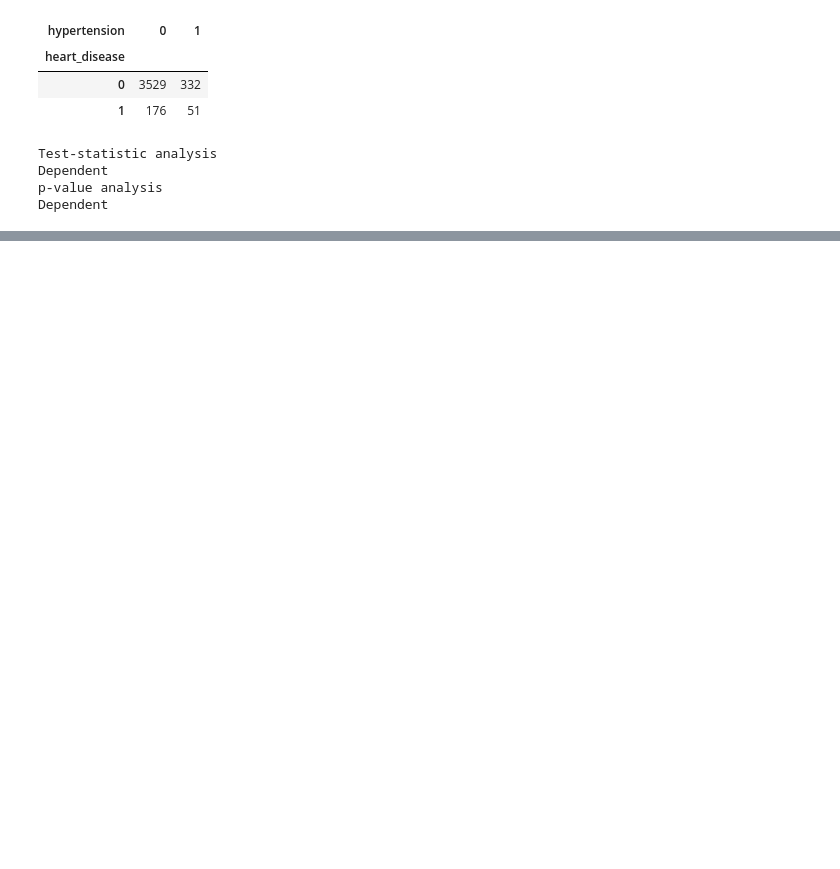
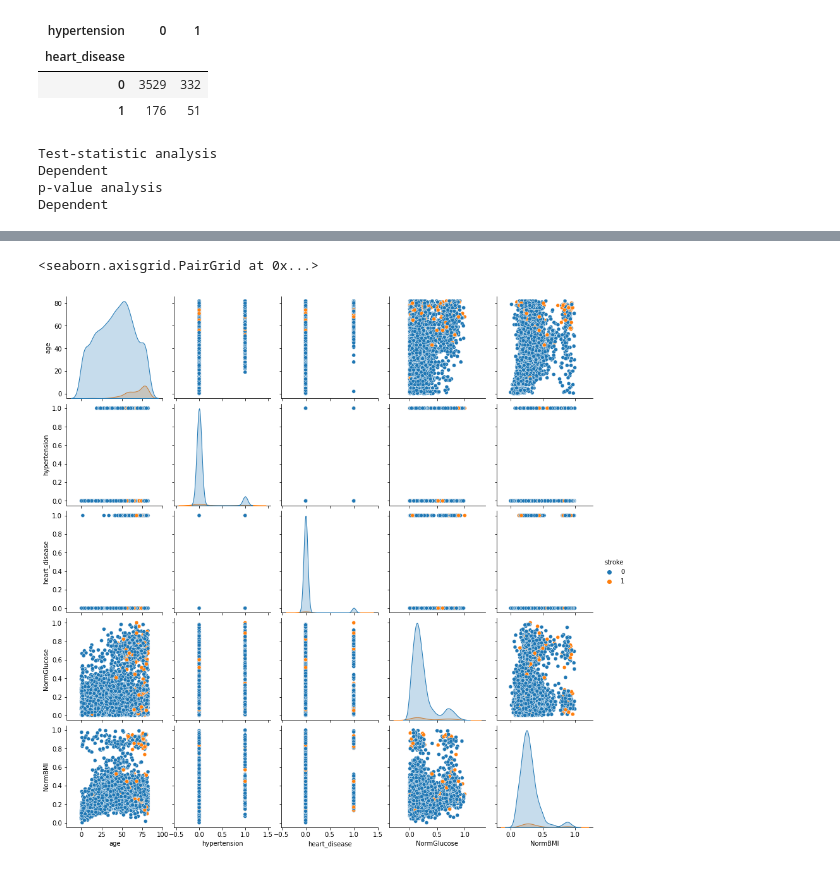
Before and after one commit to MykhaiIo/heart-attention, a Jupyter notebook: data/feature_engineering.ipynb, the cells around one changed output, grey strips where cells are left out. Cells and saved outputs as stored; diff of their text form; code cells hidden in the pictures; blank space fills up the shorter version.

```diff
--- a/data/feature_engineering.ipynb
+++ b/data/feature_engineering.ipynb
@@ -338,3 +356,9 @@ Correlation cefficient: 0.0819421149476563, p-value: 4.488875700888055e-15
+# %%
+features=['age','hypertension','heart_disease','work_type','NormGlucose','NormBMI','smoking_status','stroke']
+sns.pairplot(train[features], hue='stroke')
+# %% [output]
+<seaborn.axisgrid.PairGrid at 0x...>
+[figure, added]
 # %%
 drop_elements = ['id', 'gender', 'Residence_type']
 # %%
```
Also changed, not shown: parts of 24 cells of this notebook, 10 other files.
